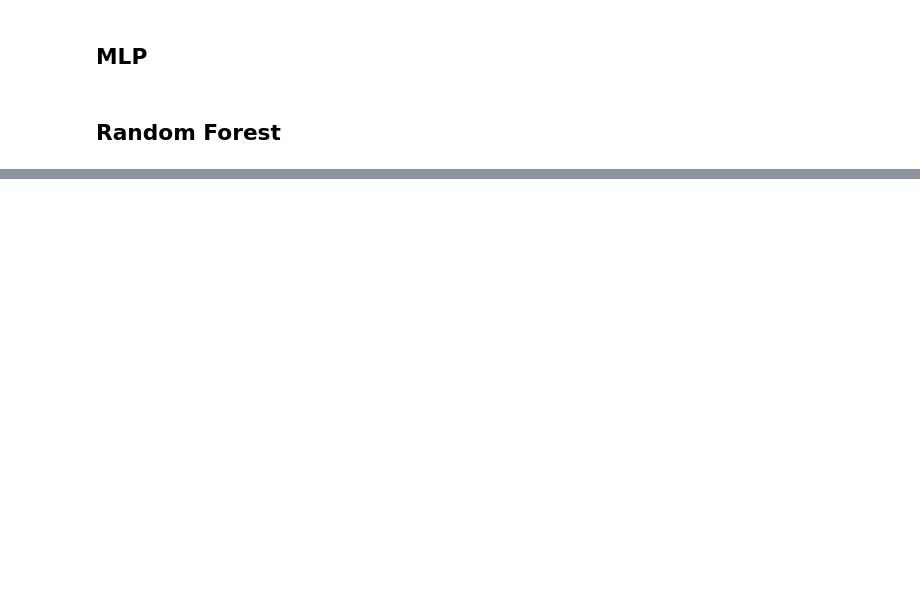
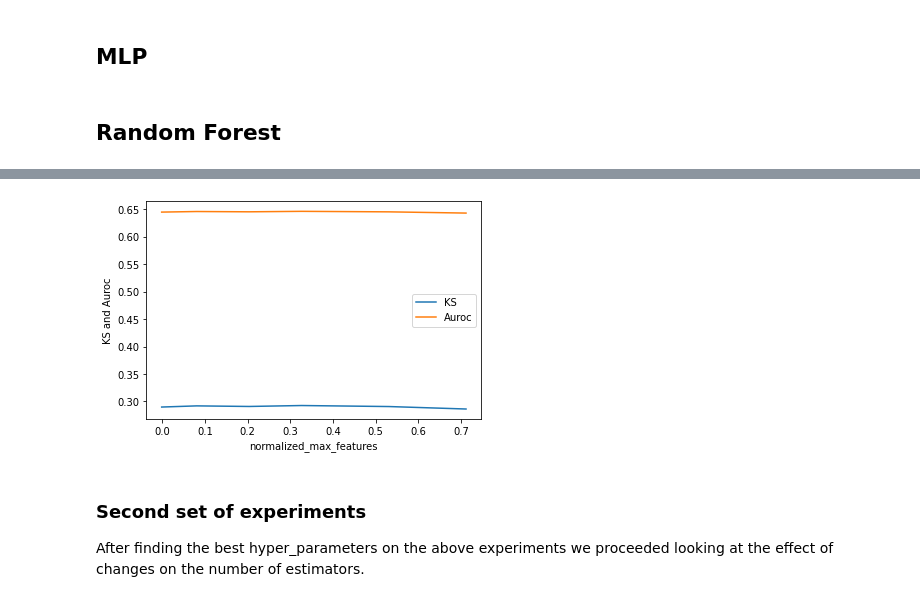
Before and after one commit to pietromasur/credit-risk-analysis, a Jupyter notebook: credit-risk-analysis.ipynb, the cells around one changed output, grey strips where cells are left out. Drawn from its saved outputs; the diff is of its cells as text; code cells hidden in the pictures; blank space fills up the shorter version.

```diff
--- a/credit-risk-analysis.ipynb
+++ b/credit-risk-analysis.ipynb
@@ -221,0 +316,23 @@ f.close()
+# %%
+results_ks = []
+results_auroc = []
+for dic, result in RF_test_results:
+  if (dic['max_sample'] == 0.75):
+    results_ks.append(result['KS'])
+    results_auroc.append(result['auroc'])
+
+normalized_max_features = []
+for i in max_features:
+  normalized_max_features.append((i-70/244-70)/244)
+
+plt.plot(normalized_max_features, results_ks, label = "KS")
+plt.plot(normalized_max_features, results_auroc, label = "Auroc")
+plt.xlabel('normalized_max_features')
+plt.ylabel('KS and Auroc')
+plt.legend()
+plt.show()
+# %% [output]
+[figure, added]
+# %% [markdown]
+### Second set of experiments
+After finding the best hyper_parameters on the above experiments we proceeded looking at the effect of changes on the number of estimators.
```
Also changed, not shown: parts of 10 cells of this notebook.
